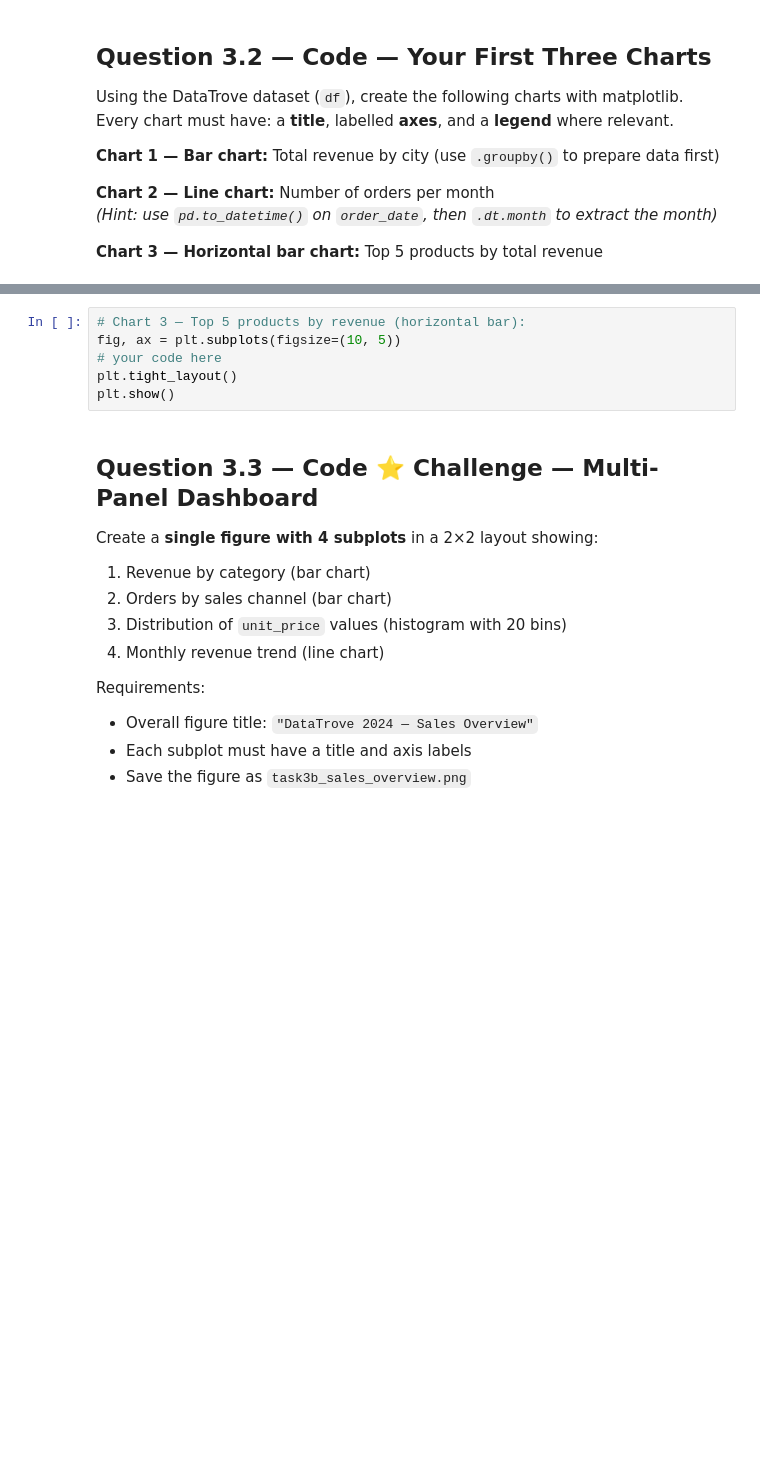
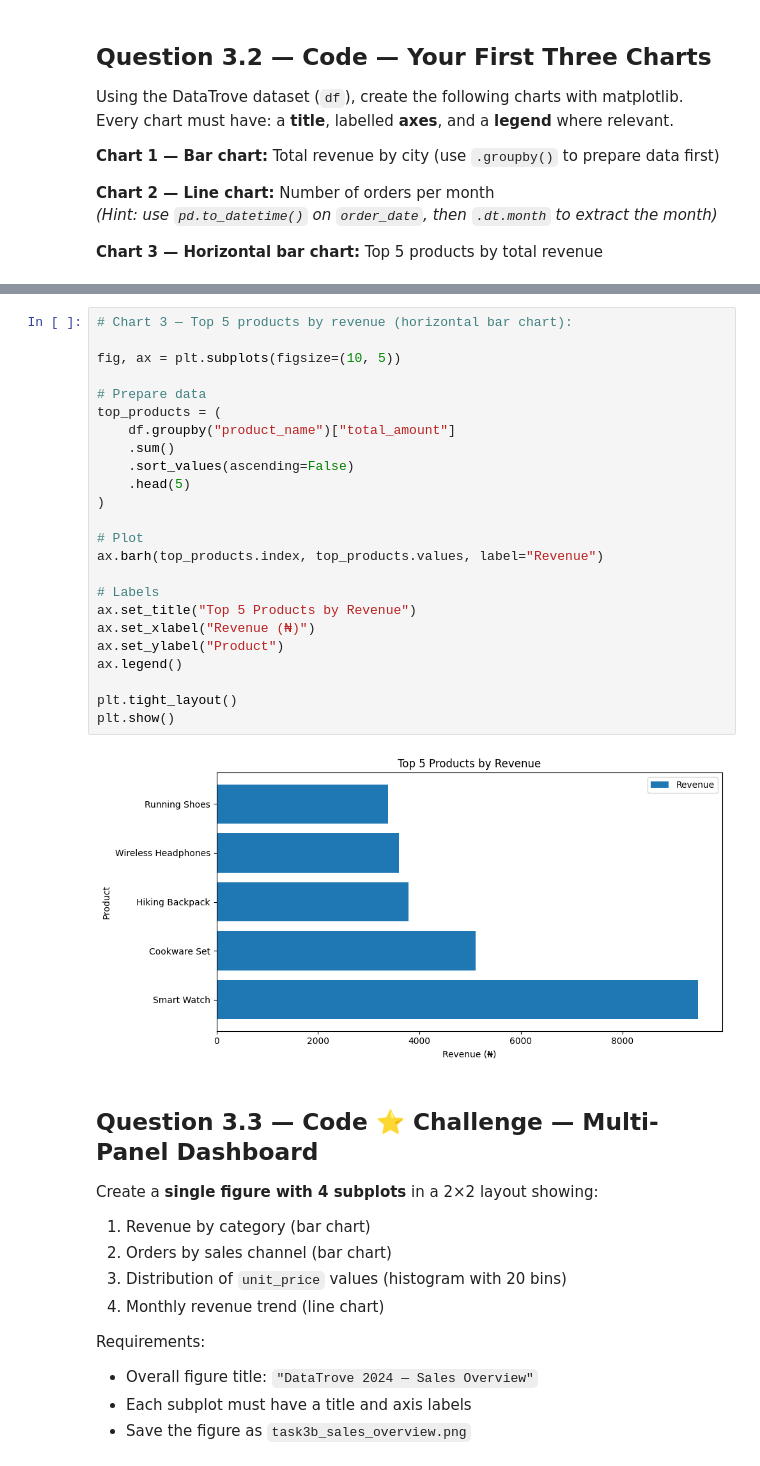
Before and after one commit to victorynnamani/datatrove-placement, a Jupyter notebook: tasks/phase1_task3c_data_science_libraries.ipynb, the cells around one changed output, grey strips where cells are left out. Saved outputs shown, nothing was run; the diff lists cells and outputs as text; blank space fills up the shorter version.

```diff
--- a/tasks/phase1_task3c_data_science_libraries.ipynb
+++ b/tasks/phase1_task3c_data_science_libraries.ipynb
@@ -312,9 +700,29 @@ plt.show()
 # %%
-# Chart 3 — Top 5 products by revenue (horizontal bar):
+# Chart 3 — Top 5 products by revenue (horizontal bar chart):
+
 fig, ax = plt.subplots(figsize=(10, 5))
-# your code here
+
+# Prepare data
+top_products = (
+    df.groupby("product_name")["total_amount"]
+    .sum()
+    .sort_values(ascending=False)
+    .head(5)
+)
+
+# Plot
+ax.barh(top_products.index, top_products.values, label="Revenue")
+
+# Labels
+ax.set_title("Top 5 Products by Revenue")
+ax.set_xlabel("Revenue (₦)")
+ax.set_ylabel("Product")
+ax.legend()
+
 plt.tight_layout()
 plt.show()
+# %% [output]
+[figure, added]
 # %% [markdown]
 ## Question 3.3 — Code ⭐ Challenge — Multi-Panel Dashboard
 
```
Also changed, not shown: parts of 48 cells of this notebook, 2 other files.
